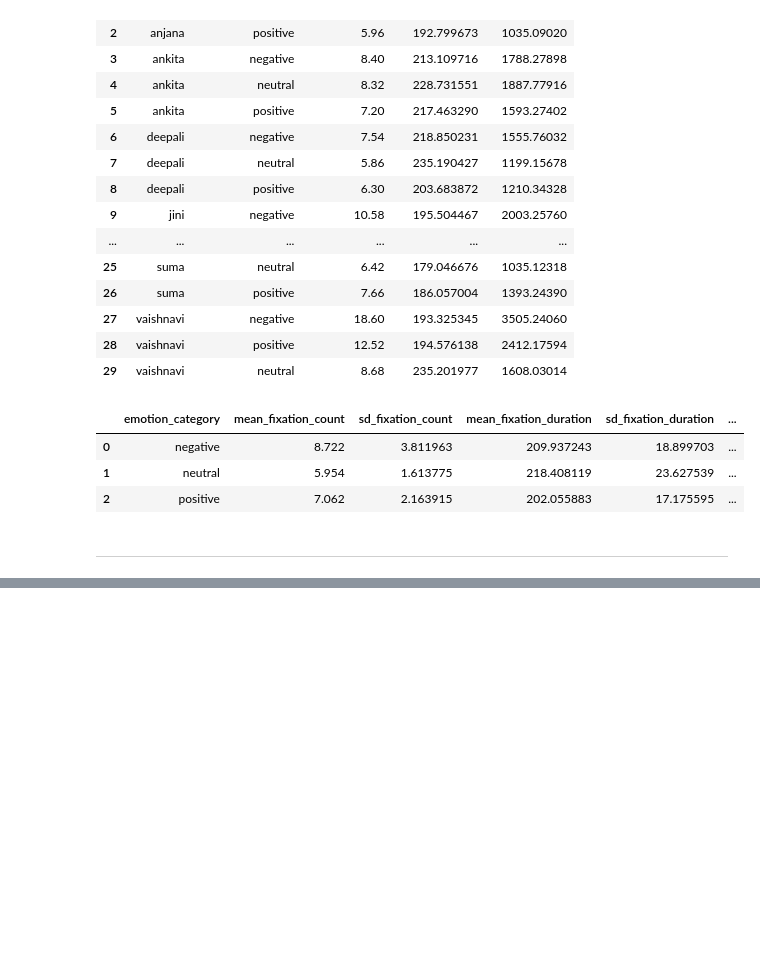
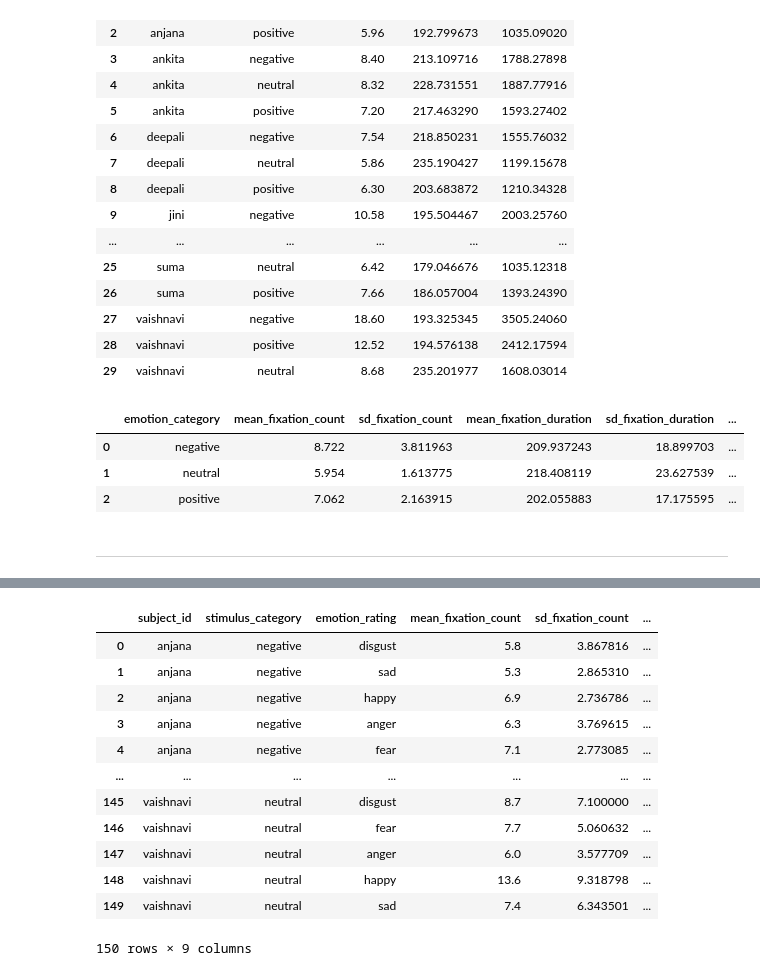
Before and after one commit to deepshiksharma/eye-tracking-ccs, a Jupyter notebook: preprocessing & analysis/fixations.ipynb, the cells around one changed output, grey strips where cells are left out. Drawn from its saved outputs; the diff is of its cells as text; code cells hidden in the pictures; blank space fills up the shorter version.

```diff
--- a/preprocessing & analysis/fixations.ipynb
+++ b/preprocessing & analysis/fixations.ipynb
@@ -522,0 +532,16 @@ Saved group-level metrics to: fixation_metrics_per_rating_screen\group_level_fix
+# %%
+subject_df
+# %% [output]
+|  | subject_id | stimulus_category | emotion_rating | mean_fixation_count | sd_fixation_count | ... |
+| 0 | anjana | negative | disgust | 5.8 | 3.867816 | ... |
+| 1 | anjana | negative | sad | 5.3 | 2.865310 | ... |
+| 2 | anjana | negative | happy | 6.9 | 2.736786 | ... |
+| 3 | anjana | negative | anger | 6.3 | 3.769615 | ... |
+| 4 | anjana | negative | fear | 7.1 | 2.773085 | ... |
+| ... | ... | ... | ... | ... | ... | ... |
+| 145 | vaishnavi | neutral | disgust | 8.7 | 7.100000 | ... |
+| 146 | vaishnavi | neutral | fear | 7.7 | 5.060632 | ... |
+| 147 | vaishnavi | neutral | anger | 6.0 | 3.577709 | ... |
+| 148 | vaishnavi | neutral | happy | 13.6 | 9.318798 | ... |
+| 149 | vaishnavi | neutral | sad | 7.4 | 6.343501 | ... |
+150 rows × 9 columns
```
Also changed, not shown: parts of 4 cells of this notebook.
